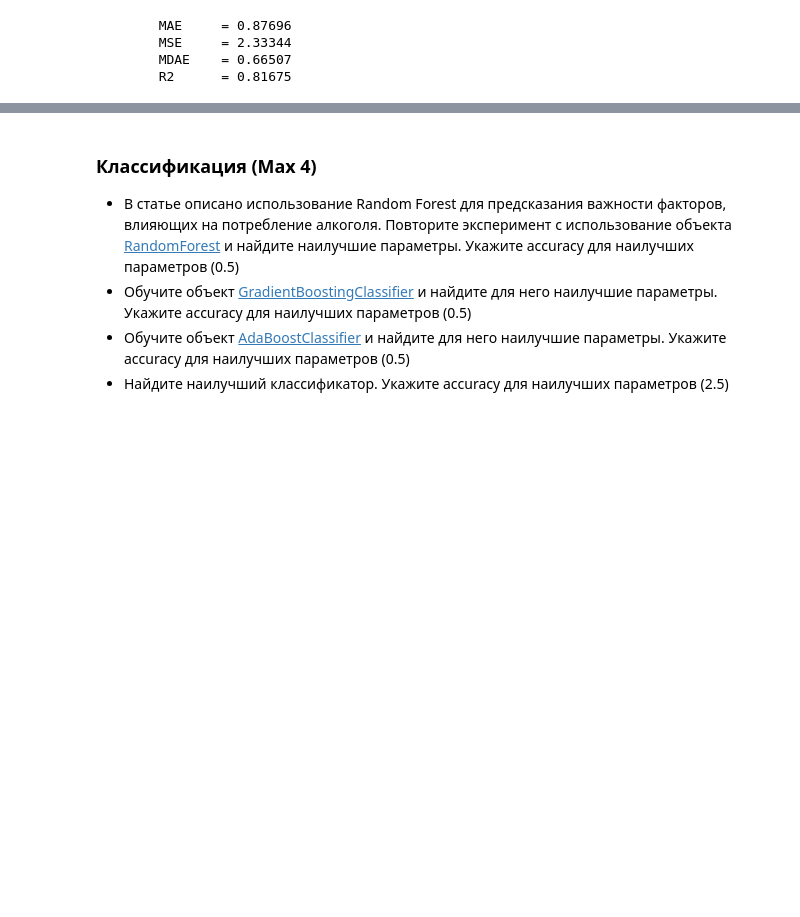
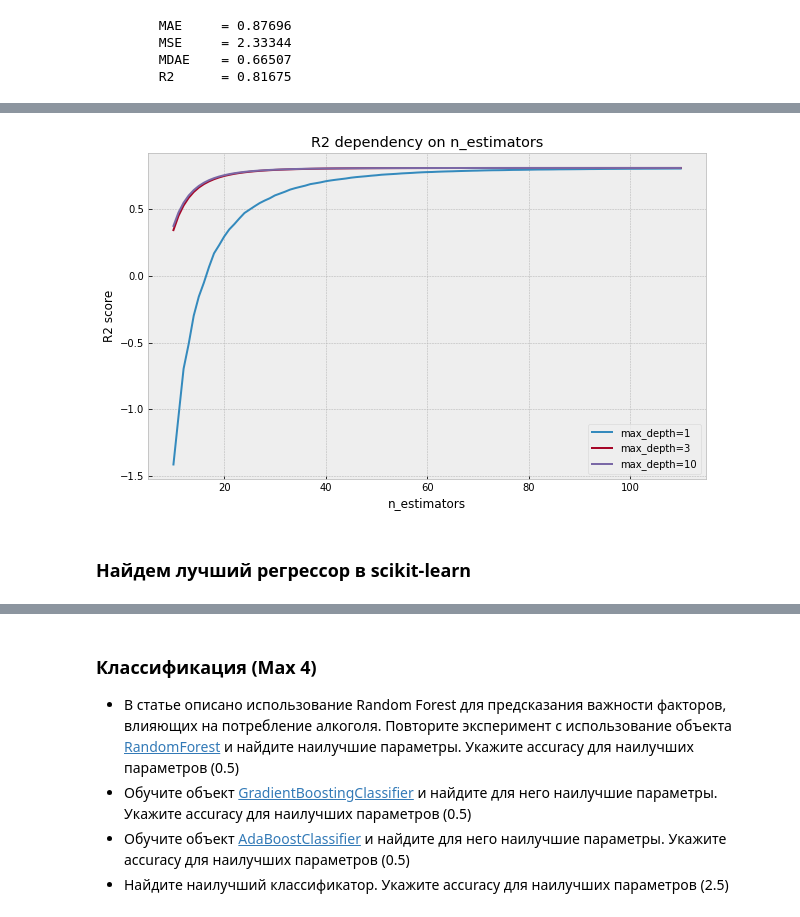
Before and after one commit to Sinopsys/IDA-HSE-2017-3-course, a Jupyter notebook: homeworks/hw2/IDA1HW2Kupriyanov.ipynb, the cells around one changed output, grey strips where cells are left out. Cells and saved outputs as stored; diff of their text form; code cells hidden in the pictures; blank space fills up the shorter version.

```diff
--- a/homeworks/hw2/IDA1HW2Kupriyanov.ipynb
+++ b/homeworks/hw2/IDA1HW2Kupriyanov.ipynb
@@ -231,0 +315,8 @@ print('''
+# %%
+# Попробуем другие значения параметра n_estimarots - этот график нагляднее иллюсрирует изменение r2 score.
+#
+illustrate_r2_score(max_depths=max_depths, n_ests=np.arange(10, 111, 1))
+# %% [output]
+[figure, added]
+# %% [markdown]
+### Найдем лучший регрессор в scikit-learn
```
Also changed, not shown: parts of 15 cells of this notebook.
